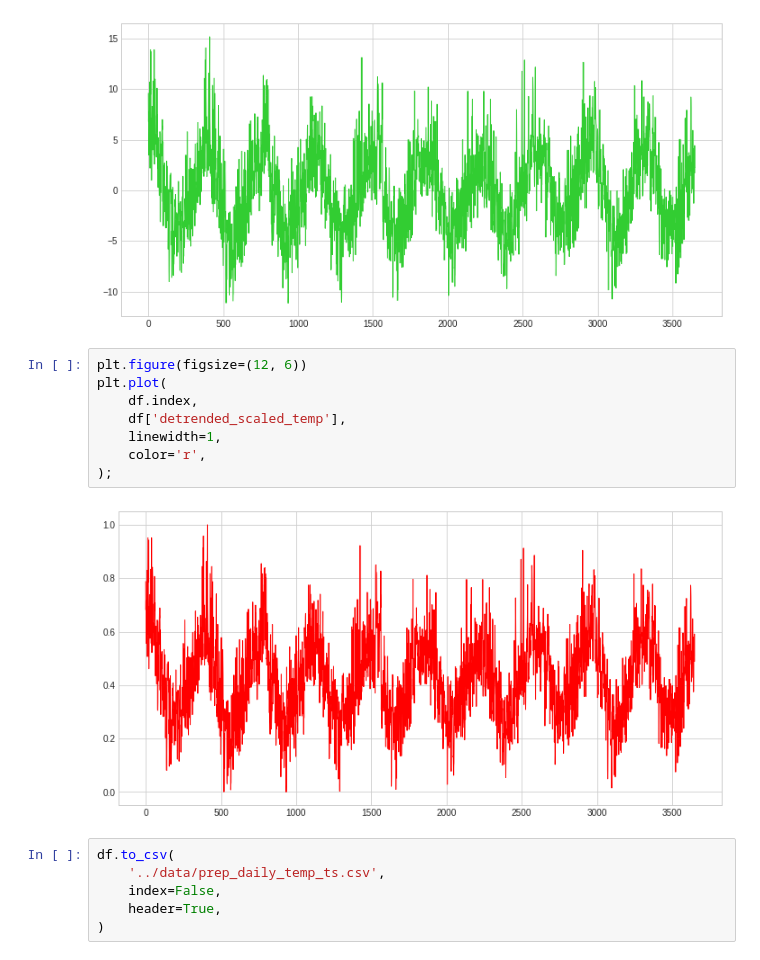
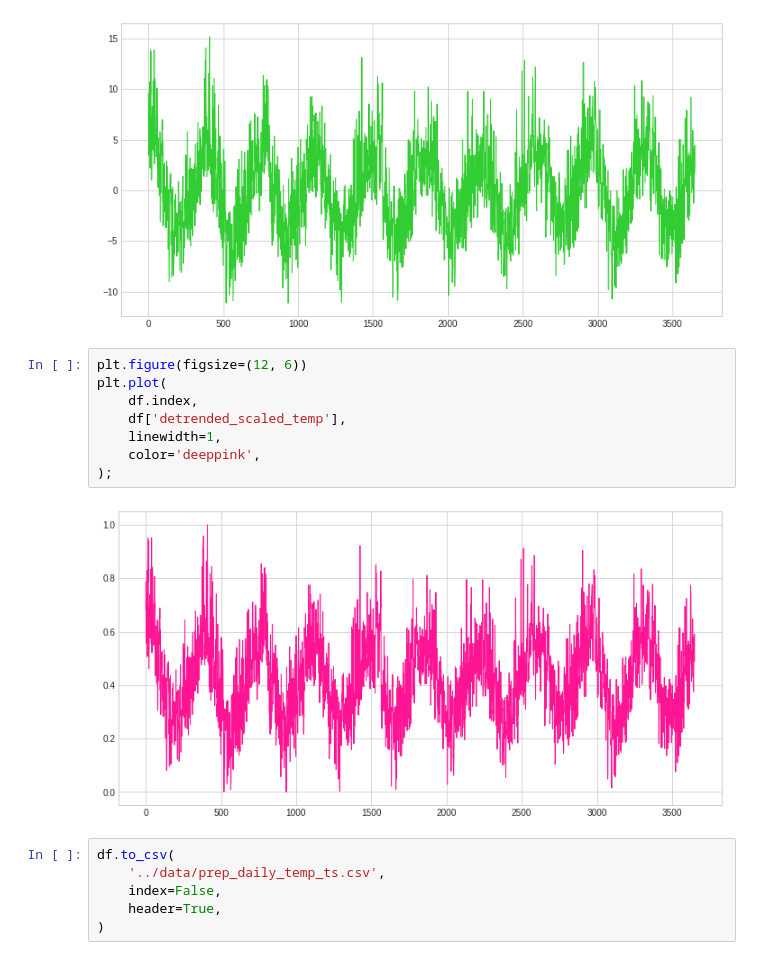
Before and after one commit to nickbuker/time_series_rnn, a Jupyter notebook: notebooks/00_tidy_data.ipynb, the cells around one changed output. Saved outputs shown, nothing was run; the diff lists cells and outputs as text.

```diff
--- a/notebooks/00_tidy_data.ipynb
+++ b/notebooks/00_tidy_data.ipynb
@@ -67,13 +67,13 @@ plt.plot(
 # %%
 plt.figure(figsize=(12, 6))
 plt.plot(
     df.index,
     df['detrended_scaled_temp'],
     linewidth=1,
-    color='r',
+    color='deeppink',
 );
 # %% [output]
-[figure, old version]
+[figure, new version]
 # %%
 df.to_csv(
     '../data/prep_daily_temp_ts.csv',
```
Also changed, not shown: 2 other files.
